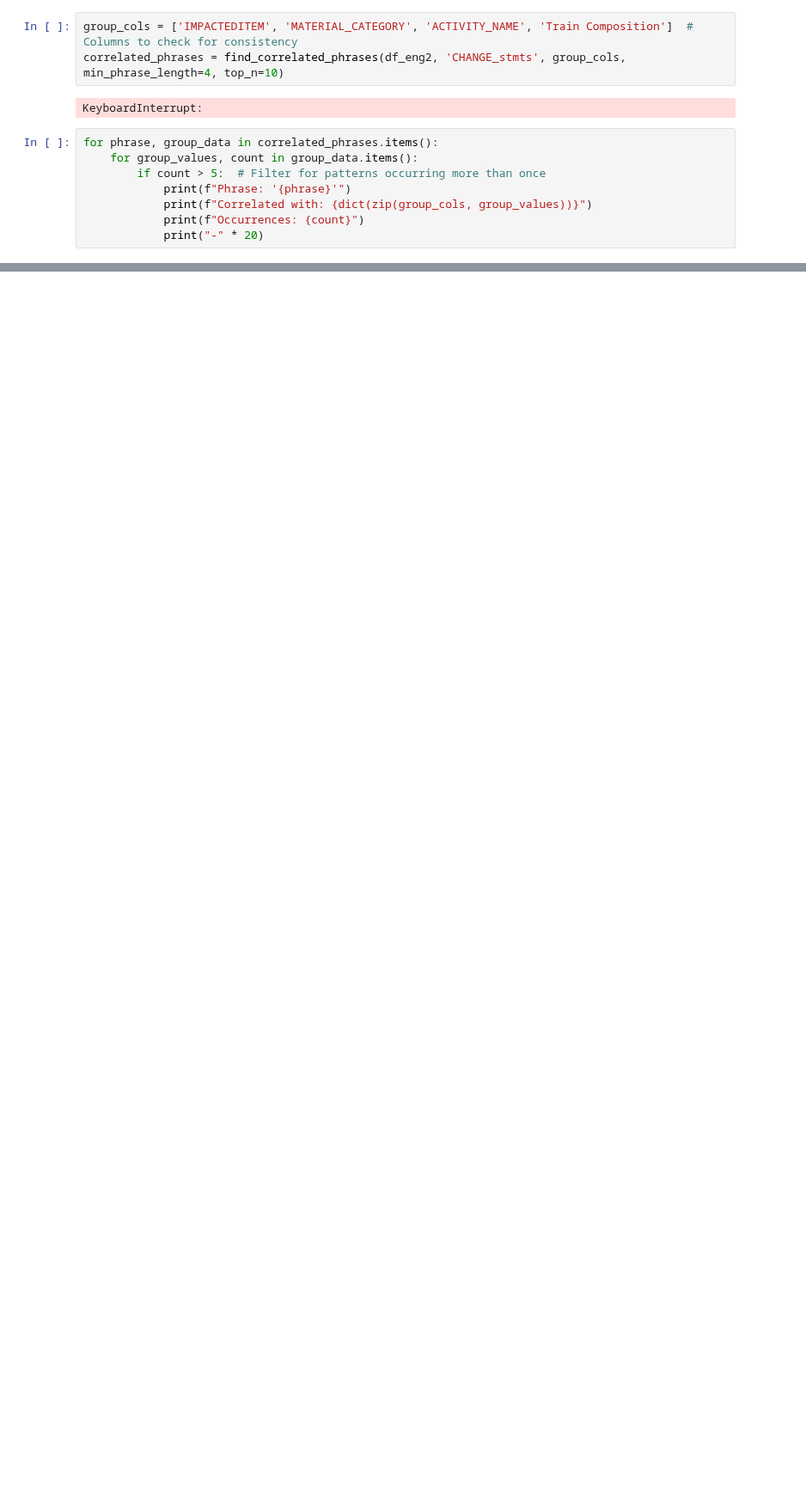
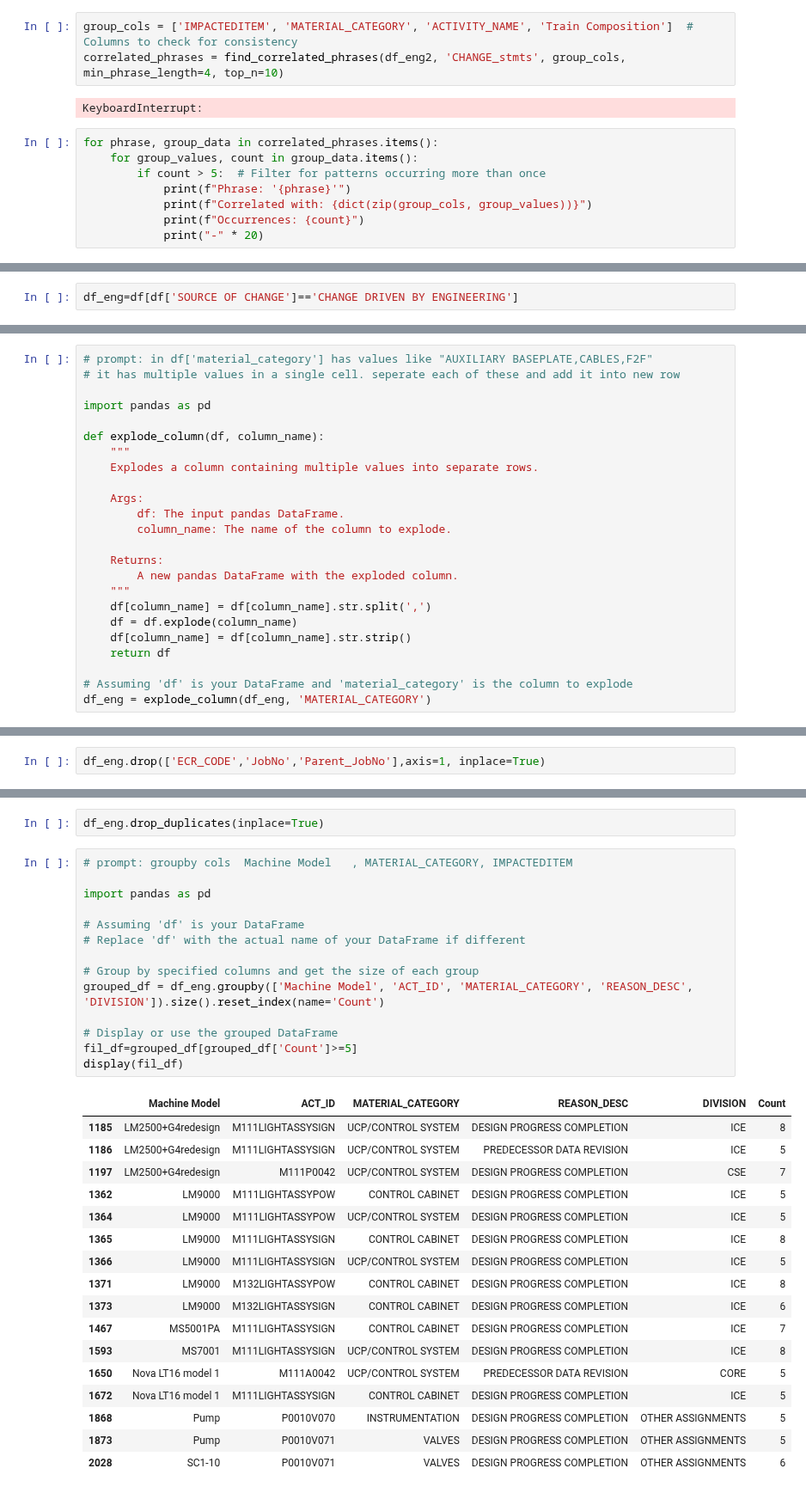
Before and after one commit to adnaksbhat/Colab_JupyterNotebooks, a Jupyter notebook: fresh_insights_analysis.ipynb, the cells around one changed output, grey strips where cells are left out. Shown at 86% size. Drawn from its saved outputs; the diff is of its cells as text; blank space fills up the shorter version.

```diff
--- a/fresh_insights_analysis.ipynb
+++ b/fresh_insights_analysis.ipynb
@@ -310,0 +313,2 @@ for phrase, group_data in correlated_phrases.items():
+# %%
+df_eng=df[df['SOURCE OF CHANGE']=='CHANGE DRIVEN BY ENGINEERING']
@@ -310,0 +330,24 @@ for phrase, group_data in correlated_phrases.items():
+# %%
+# prompt: in df['material_category'] has values like "AUXILIARY BASEPLATE,CABLES,F2F"
+# it has multiple values in a single cell. seperate each of these and add it into new row
+
+import pandas as pd
+
+def explode_column(df, column_name):
+    """
+    Explodes a column containing multiple values into separate rows.
+
+    Args:
+        df: The input pandas DataFrame.
+        column_name: The name of the column to explode.
+
+    Returns:
+        A new pandas DataFrame with the exploded column.
+    """
+    df[column_name] = df[column_name].str.split(',')
+    df = df.explode(column_name)
+    df[column_name] = df[column_name].str.strip()
+    return df
+
+# Assuming 'df' is your DataFrame and 'material_category' is the column to explode
+df_eng = explode_column(df_eng, 'MATERIAL_CATEGORY')
@@ -310,0 +360,2 @@ for phrase, group_data in correlated_phrases.items():
+# %%
+df_eng.drop(['ECR_CODE','JobNo','Parent_JobNo'],axis=1, inplace=True)
@@ -310,0 +366,34 @@ for phrase, group_data in correlated_phrases.items():
+# %%
+df_eng.drop_duplicates(inplace=True)
+# %%
+# prompt: groupby cols  Machine Model	, MATERIAL_CATEGORY, IMPACTEDITEM
+
+import pandas as pd
+
+# Assuming 'df' is your DataFrame
+# Replace 'df' with the actual name of your DataFrame if different
+
+# Group by specified columns and get the size of each group
+grouped_df = df_eng.groupby(['Machine Model', 'ACT_ID', 'MATERIAL_CATEGORY', 'REASON_DESC', 'DIVISION']).size().reset_index(name='Count')
+
+# Display or use the grouped DataFrame
+fil_df=grouped_df[grouped_df['Count']>=5]
+display(fil_df)
+# %% [output]
+|  | Machine Model | ACT_ID | MATERIAL_CATEGORY | REASON_DESC | DIVISION | Count |
+| 1185 | LM2500+G4redesign | M111LIGHTASSYSIGN | UCP/CONTROL SYSTEM | DESIGN PROGRESS COMPLETION | ICE | 8 |
+| 1186 | LM2500+G4redesign | M111LIGHTASSYSIGN | UCP/CONTROL SYSTEM | PREDECESSOR DATA REVISION | ICE | 5 |
+| 1197 | LM2500+G4redesign | M111P0042 | UCP/CONTROL SYSTEM | DESIGN PROGRESS COMPLETION | CSE | 7 |
+| 1362 | LM9000 | M111LIGHTASSYPOW | CONTROL CABINET | DESIGN PROGRESS COMPLETION | ICE | 5 |
+| 1364 | LM9000 | M111LIGHTASSYPOW | UCP/CONTROL SYSTEM | DESIGN PROGRESS COMPLETION | ICE | 5 |
+| 1365 | LM9000 | M111LIGHTASSYSIGN | CONTROL CABINET | DESIGN PROGRESS COMPLETION | ICE | 8 |
+| 1366 | LM9000 | M111LIGHTASSYSIGN | UCP/CONTROL SYSTEM | DESIGN PROGRESS COMPLETION | ICE | 5 |
+| 1371 | LM9000 | M132LIGHTASSYPOW | CONTROL CABINET | DESIGN PROGRESS COMPLETION | ICE | 8 |
+| 1373 | LM9000 | M132LIGHTASSYSIGN | CONTROL CABINET | DESIGN PROGRESS COMPLETION | ICE | 6 |
+| 1467 | MS5001PA | M111LIGHTASSYSIGN | CONTROL CABINET | DESIGN PROGRESS COMPLETION | ICE | 7 |
+| 1593 | MS7001 | M111LIGHTASSYSIGN | UCP/CONTROL SYSTEM | DESIGN PROGRESS COMPLETION | ICE | 8 |
+| 1650 | Nova LT16 model 1 | M111A0042 | UCP/CONTROL SYSTEM | PREDECESSOR DATA REVISION | CORE | 5 |
+| 1672 | Nova LT16 model 1 | M111LIGHTASSYSIGN | CONTROL CABINET | DESIGN PROGRESS COMPLETION | ICE | 5 |
+| 1868 | Pump | P0010V070 | INSTRUMENTATION | DESIGN PROGRESS COMPLETION | OTHER ASSIGNMENTS | 5 |
+| 1873 | Pump | P0010V071 | VALVES | DESIGN PROGRESS COMPLETION | OTHER ASSIGNMENTS | 5 |
+| 2028 | SC1-10 | P0010V071 | VALVES | DESIGN PROGRESS COMPLETION | OTHER ASSIGNMENTS | 6 |
```
Also changed, not shown: parts of 6 cells of this notebook.
